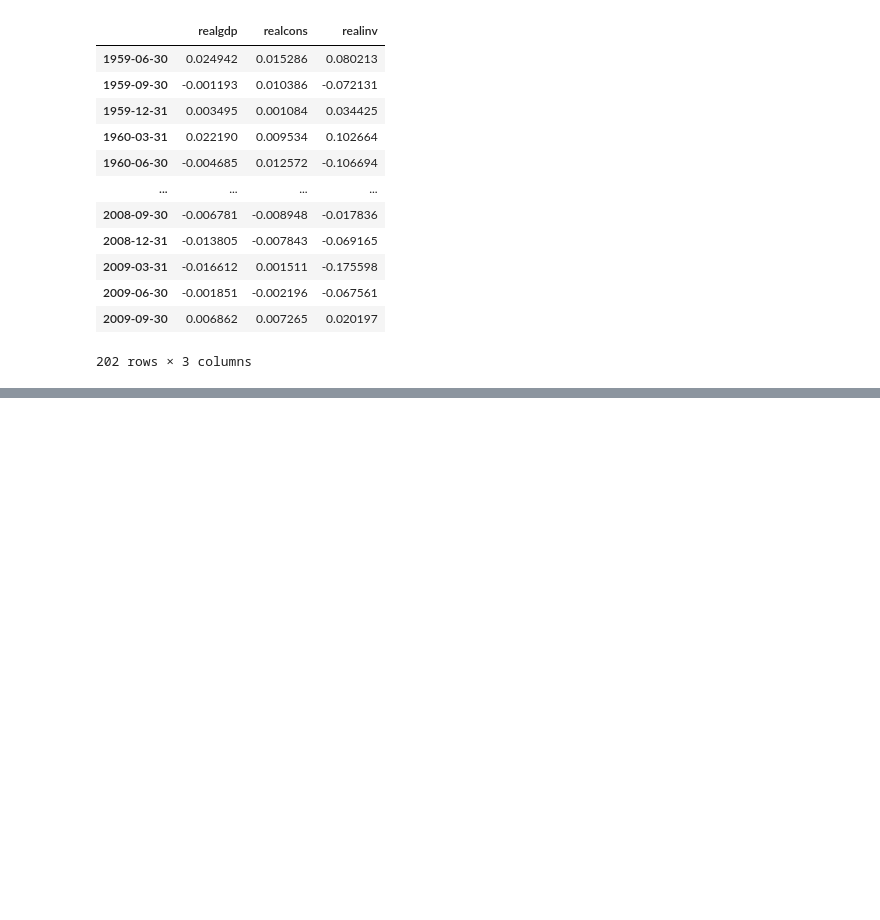
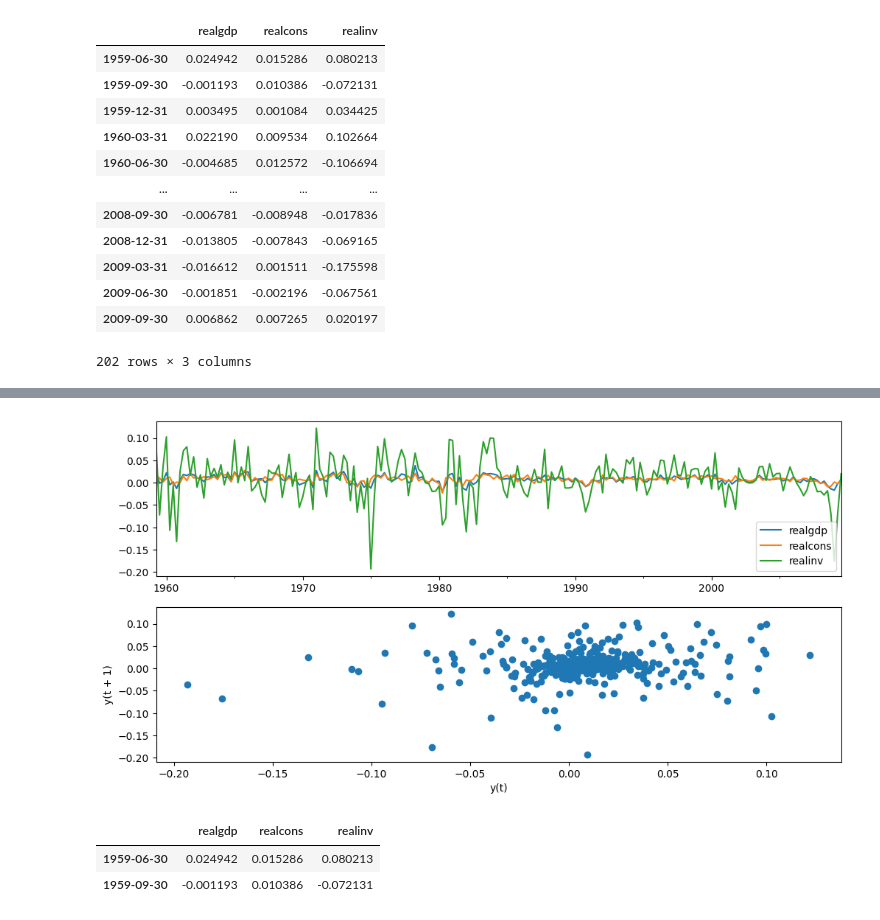
Before and after one commit to HyunsungRyu/AI_TimeSeries, a Jupyter notebook: market_pred.ipynb, the cells around one changed output, grey strips where cells are left out. Cells and saved outputs as stored; diff of their text form; code cells hidden in the pictures; blank space fills up the shorter version.

```diff
--- a/market_pred.ipynb
+++ b/market_pred.ipynb
@@ -73,0 +74,13 @@ plt.show()
+# %%
+fig, (ax1, ax2) = plt.subplots(nrows=2, ncols=1, figsize=(12, 6))
+data.plot(ax=ax1)
+pd.plotting.lag_plot(data)
+plt.show()
+# %% [output]
+[figure, added]
+# %%
+data.head(2)
+# %% [output]
+|  | realgdp | realcons | realinv |
+| 1959-06-30 | 0.024942 | 0.015286 | 0.080213 |
+| 1959-09-30 | -0.001193 | 0.010386 | -0.072131 |
```
Also changed, not shown: parts of 8 cells of this notebook.
